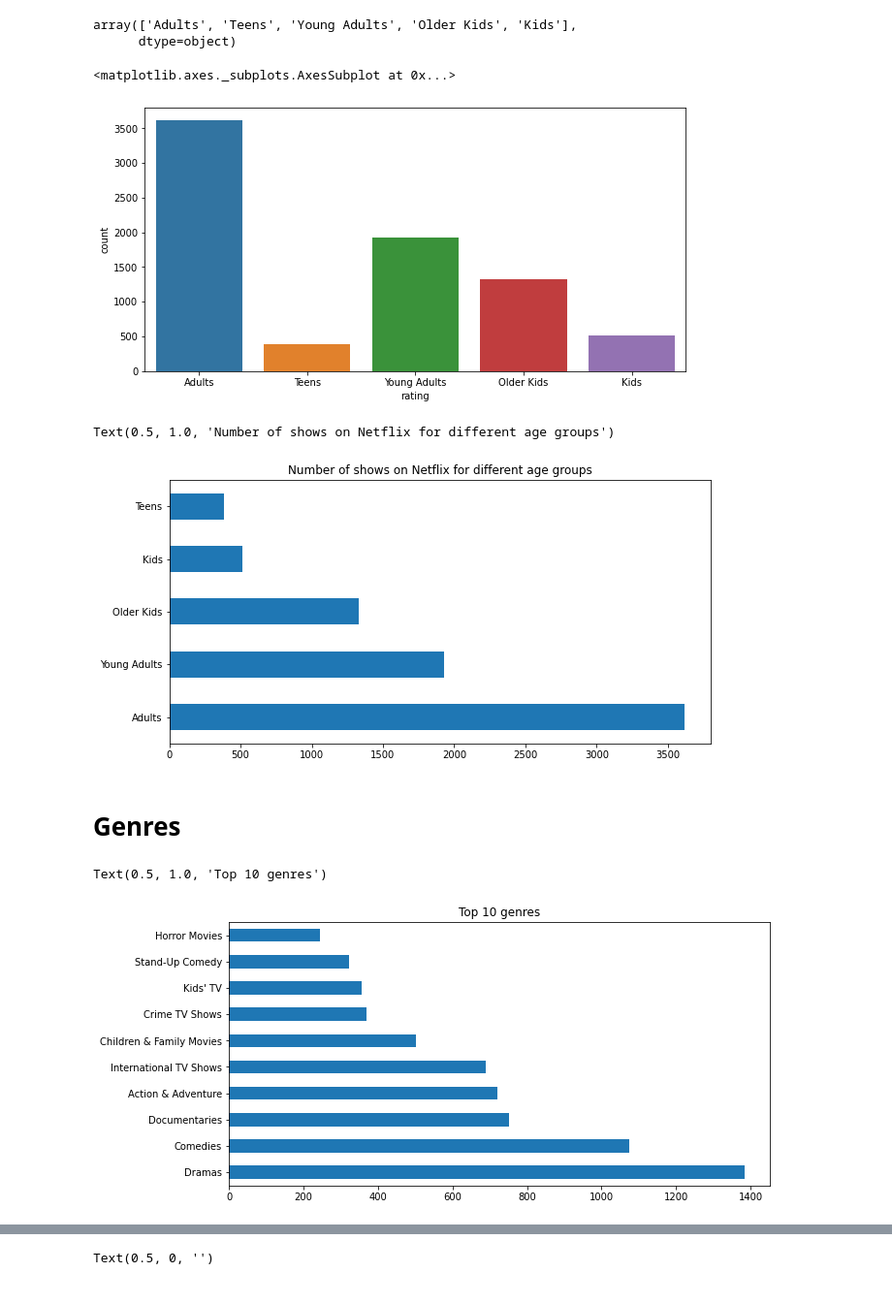
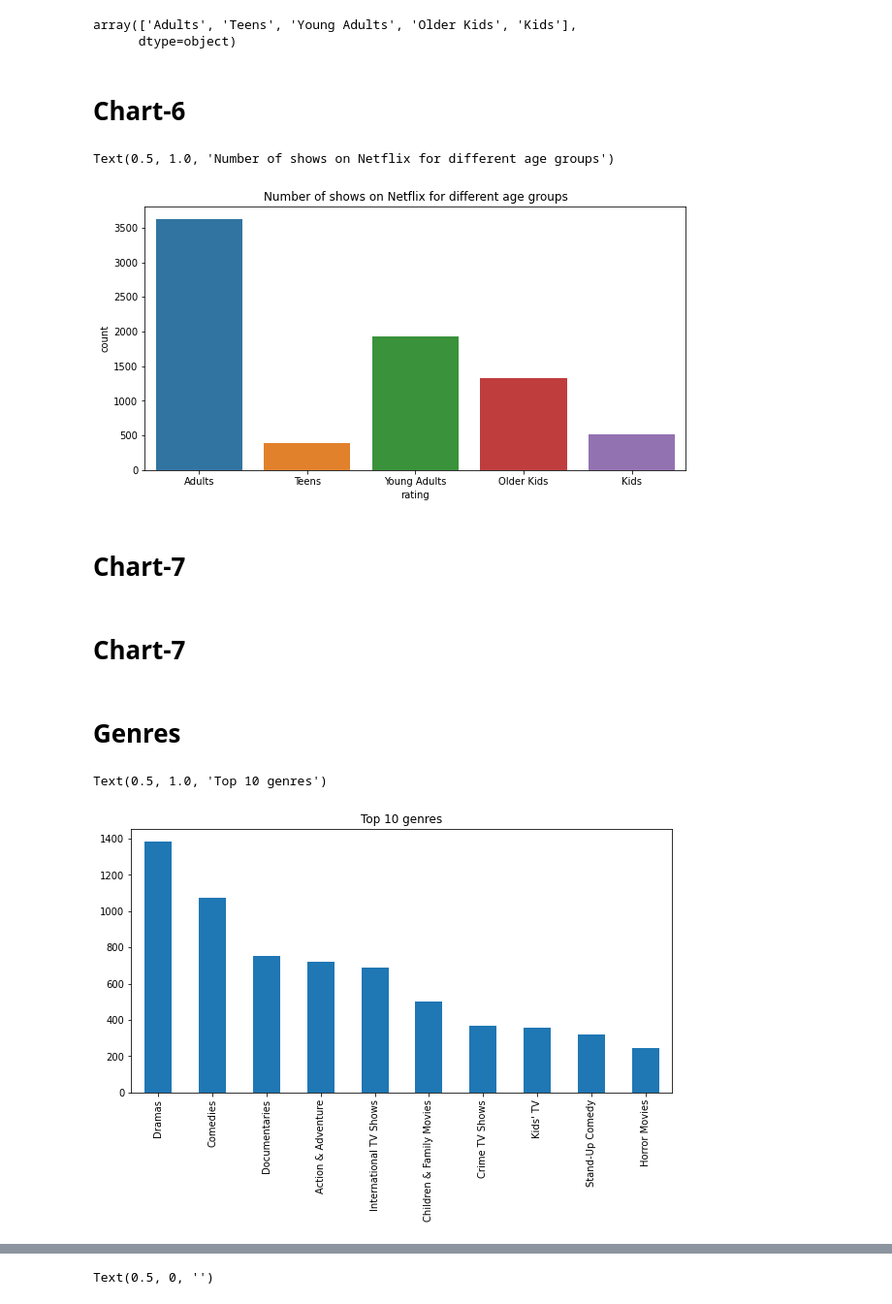
Before and after one commit to devsuvendu/Netflix-Movies-and-TV-Shows-Clustering, a Jupyter notebook: NoteBook_of_Netflix_and_TV_Shows_Clustering.ipynb, the cells around one changed output, grey strips where cells are left out. Shown at 97% size. Drawn from its saved outputs; the diff is of its cells as text; code cells hidden in the pictures.

```diff
--- a/NoteBook_of_Netflix_and_TV_Shows_Clustering.ipynb
+++ b/NoteBook_of_Netflix_and_TV_Shows_Clustering.ipynb
@@ -318,6 +333,0 @@ Dataset.shape
-# %%
-
-# Write your code to make your dataset analysis ready.
-
-# Create a copy of the current dataset and assigning to df
-df=Dataset.copy()
@@ -394,6 +406,9 @@ Sports Movies                      1
 TV Sci-Fi & Fantasy                1
 LGBTQ Movies                       1
 Name: listed_in, dtype: int64
+# %%
+# Splitting the duration column, and changing the datatype to integer
+df['duration'] = df['duration'].apply(lambda x: int(x.split()[0]))
 # %%
 # Number of seasons for tv shows
 df[df['type']=='TV Show'].duration.value_counts()
@@ -441,3 +457,5 @@ df["date_added"] = pd.to_datetime(df['date_added'])
+# %%
+df['date_added'] = pd.to_datetime(df['date_added'], errors='coerce')
 # %%
 # first and last date on which a show was added on Netflix
 df.date_added.min(),df.date_added.max()
@@ -555,18 +590,25 @@ df['rating'].unique()
 # %% [output]
 array(['Adults', 'Teens', 'Young Adults', 'Older Kids', 'Kids'],
       dtype=object)
+# %% [markdown]
+# **Chart-6**
 # %%
 # Age ratings for shows in the dataset
 plt.figure(figsize=(10,5))
 sns.countplot(x='rating',data=df)
+plt.title('Number of shows on Netflix for different age groups')
 # %% [output]
-<matplotlib.axes._subplots.AxesSubplot at 0x...>
+Text(0.5, 1.0, 'Number of shows on Netflix for different age groups')
-[figure, old version]
+[figure, new version]
-# %%
-# Number of shows on Netflix for different age groups
-plt.figure(figsize=(10,5))
-df.rating.value_counts().plot(kind='barh')
-plt.title('Number of shows on Netflix for different age groups')
-# %% [output]
-Text(0.5, 1.0, 'Number of shows on Netflix for different age groups')
-[figure, removed]
+# %% [markdown]
+# **Chart-7**
+# %%
+# Preparing data for heatmap
+df['count'] = 1
+data = df.groupby('country')[['country','count']].sum().sort_values(by='count',ascending=False).reset_index()[:10]
+data = data['country']
+
+
+df_heatmap = df.loc[df['country'].isin(data)]
+df_heatmap = pd.crosstab(df_heatmap['country'],df_heatmap['target_ages'],normalize = "index").T
+df_heatmap
@@ -573,13 +627,15 @@ Text(0.5, 1.0, 'Number of shows on Netflix for different age groups')
+# %% [markdown]
+# **Chart-7**
 # %% [markdown]
 # **Genres**
 # %%
 # Top 10 genres
 plt.figure(figsize=(10,5))
-df.listed_in.value_counts().nlargest(10).plot(kind='barh')
+df.listed_in.value_counts().nlargest(10).plot(kind='bar')
 plt.title('Top 10 genres')
 # %% [output]
 Text(0.5, 1.0, 'Top 10 genres')
-[figure, old version]
+[figure, new version]
 # %%
 # Share of top 3 genres
 df.listed_in.value_counts().nlargest(3).sum()/len(df)*100
```
Also changed, not shown: parts of 115 cells of this notebook.
